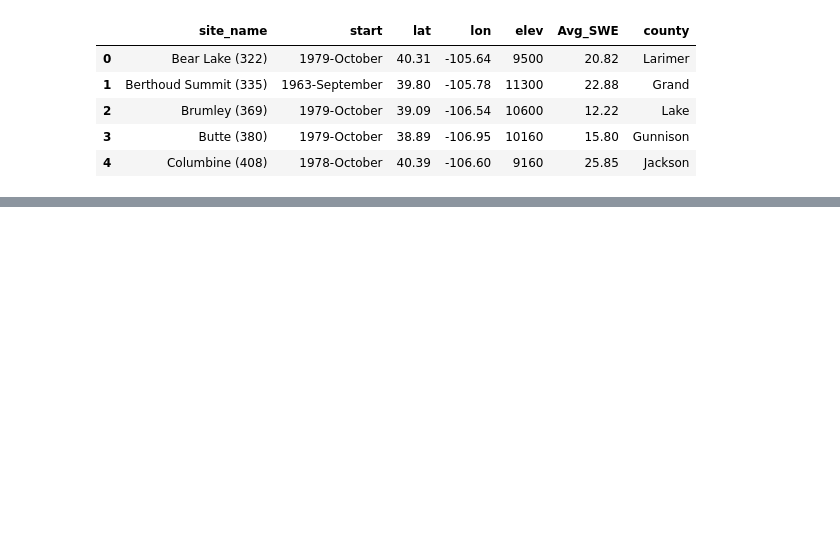
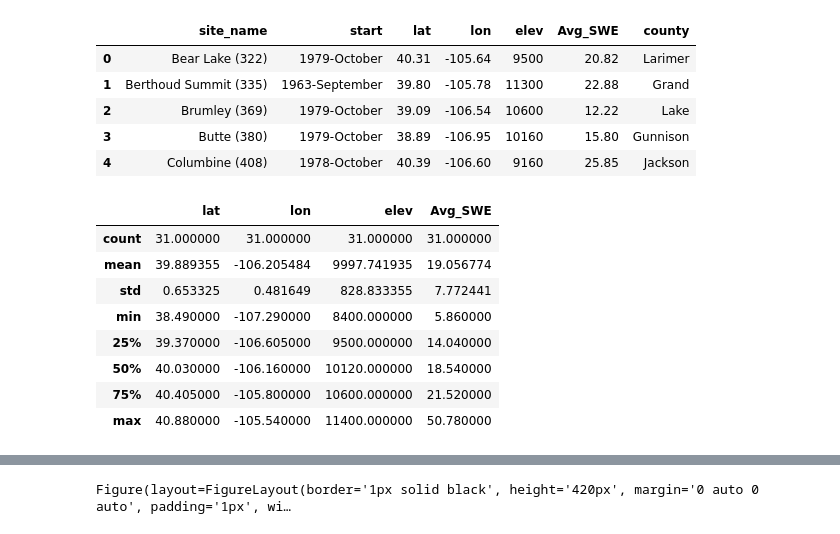
Before and after one commit to ajhibshman/Snow-Prediction-Almanac, a Jupyter notebook: notebooks/snotels.ipynb, the cells around one changed output, grey strips where cells are left out. Saved outputs shown, nothing was run; the diff lists cells and outputs as text; code cells hidden in the pictures; blank space fills up the shorter version.

```diff
--- a/notebooks/snotels.ipynb
+++ b/notebooks/snotels.ipynb
@@ -24,6 +24,18 @@ snotel_df.head()
 | 2 | Brumley (369) | 1979-October | 39.09 | -106.54 | 10600 | 12.22 | Lake |
 | 3 | Butte (380) | 1979-October | 38.89 | -106.95 | 10160 | 15.80 | Gunnison |
 | 4 | Columbine (408) | 1978-October | 40.39 | -106.60 | 9160 | 25.85 | Jackson |
+# %%
+snotel_df.describe()
+# %% [output]
+|  | lat | lon | elev | Avg_SWE |
+| count | 31.000000 | 31.000000 | 31.000000 | 31.000000 |
+| mean | 39.889355 | -106.205484 | 9997.741935 | 19.056774 |
+| std | 0.653325 | 0.481649 | 828.833355 | 7.772441 |
+| min | 38.490000 | -107.290000 | 8400.000000 | 5.860000 |
+| 25% | 39.370000 | -106.605000 | 9500.000000 | 14.040000 |
+| 50% | 40.030000 | -106.160000 | 10120.000000 | 18.540000 |
+| 75% | 40.405000 | -105.800000 | 10600.000000 | 21.520000 |
+| max | 40.880000 | -105.540000 | 11400.000000 | 50.780000 |
 # %%
 gmaps.configure(api_key=g_key)
 sites=snotel_df[["lat","lon"]]
@@ -41,5 +52,21 @@ fig.add_layer(markers)
 fig
 # %% [output]
 [interactive output not drawn]
+# %%
+locations=snotel_df[["lat","lon"]]
+elevation=snotel_df["elev"]
+figure_layout = {
+    'width': '50%',
+    'height': '420px',
+    'border': '1px solid black',
+    'padding': '1px',
+    'margin': '0 auto 0 auto'
+}
+fig2 = gmaps.figure(layout=figure_layout)
+heat_layer=gmaps.heatmap_layer(locations,dissipating=True,point_radius=12)
+fig2.add_layer(heat_layer)
+fig2
+# %% [output]
+Figure(layout=FigureLayout(border='1px solid black', height='420px', margin='0 auto 0 auto', padding='1px', wi…
 # %%
 # examine elevation vs. average SWE
```
Also changed, not shown: parts of 3 cells of this notebook, 29 other files.
